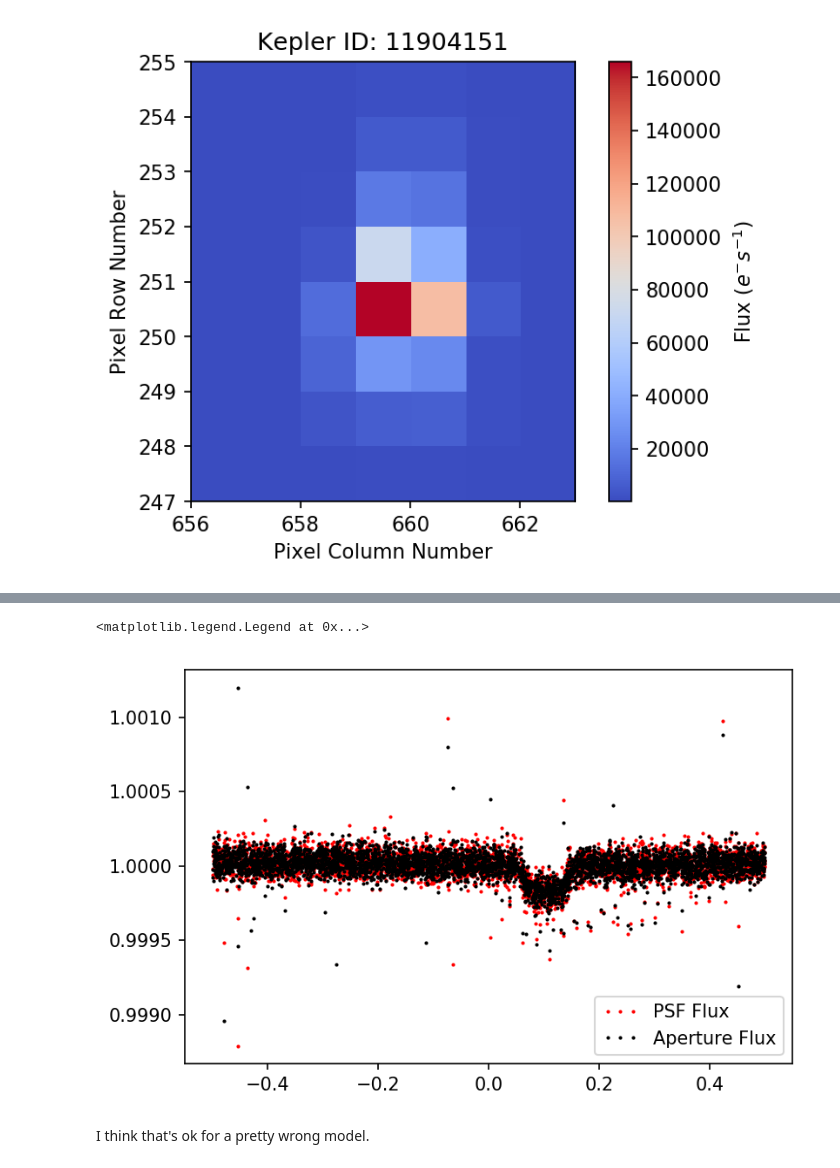
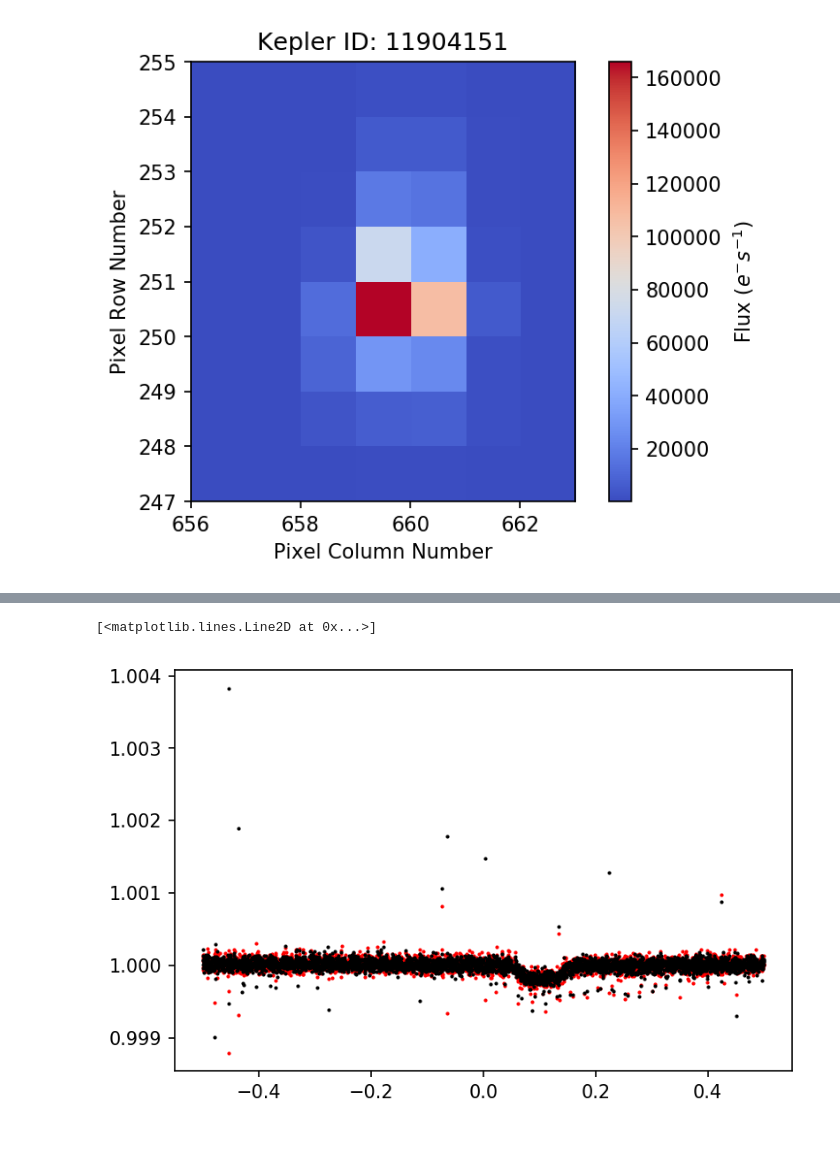
Before and after one commit to mirca/vaneska, a Jupyter notebook: demo-flat-field.ipynb, the cells around one changed output, grey strips where cells are left out. Drawn from its saved outputs; the diff is of its cells as text; code cells hidden in the pictures.

```diff
--- a/demo-flat-field.ipynb
+++ b/demo-flat-field.ipynb
@@ -60,15 +158,14 @@ with tf.Session() as session:
 # %%
-results = np.asarray(results)
+psf_flux = np.asarray(psf_flux)
+# %%
+psf_flux = psf_flux.reshape(-1)
 # %%
-lc_psf = LightCurve(tpf.time, results[:, 0]).flatten().fold(0.837495)
+psf_lc = LightCurve(tpf.time[:len(psf_flux)], psf_flux).flatten().fold(0.837495)
 # %%
-lc = tpf.to_lightcurve().flatten().fold(0.837495)
+aper_lc = LightCurve(tpf.time, np.nansum(tpf.flux, axis=(1, 2))).flatten().fold(0.837495)
 # %%
-plt.plot(lc_psf.time, lc_psf.flux, 'ro', markersize=1, label='PSF Flux')
-plt.plot(lc.time, lc.flux, 'ko', markersize=1, label='Aperture Flux')
-plt.legend(numpoints=3)
+plt.plot(psf_lc.time, psf_lc.flux, 'ro', markersize=1)
+plt.plot(aper_lc.time, aper_lc.flux, 'ko', markersize=1)
 # %% [output]
-<matplotlib.legend.Legend at 0x...>
+[<matplotlib.lines.Line2D at 0x...>]
-[figure, old version]
+[figure, new version]
-# %% [markdown]
-I think that's ok for a pretty wrong model.
```
Also changed, not shown: parts of 17 cells of this notebook.
